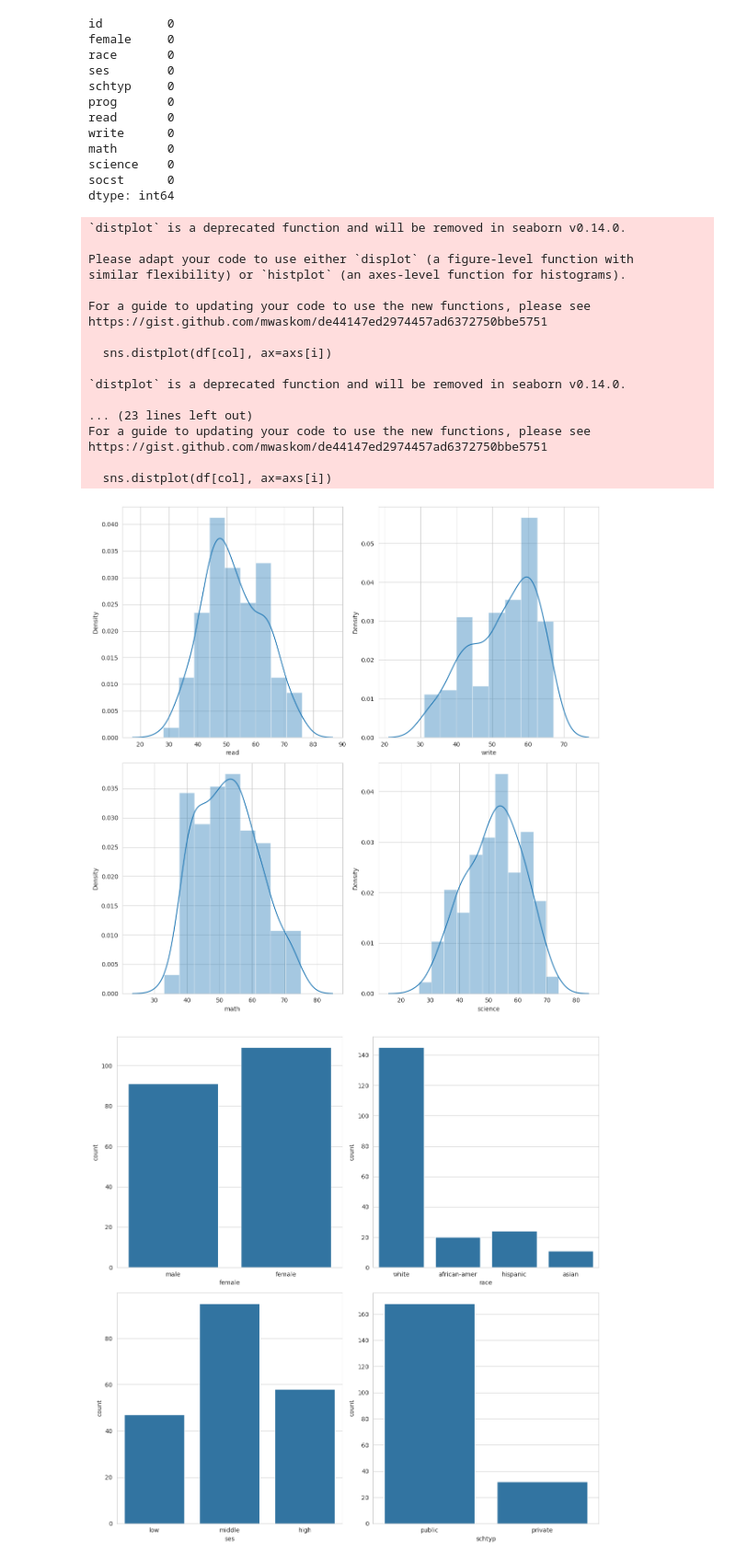
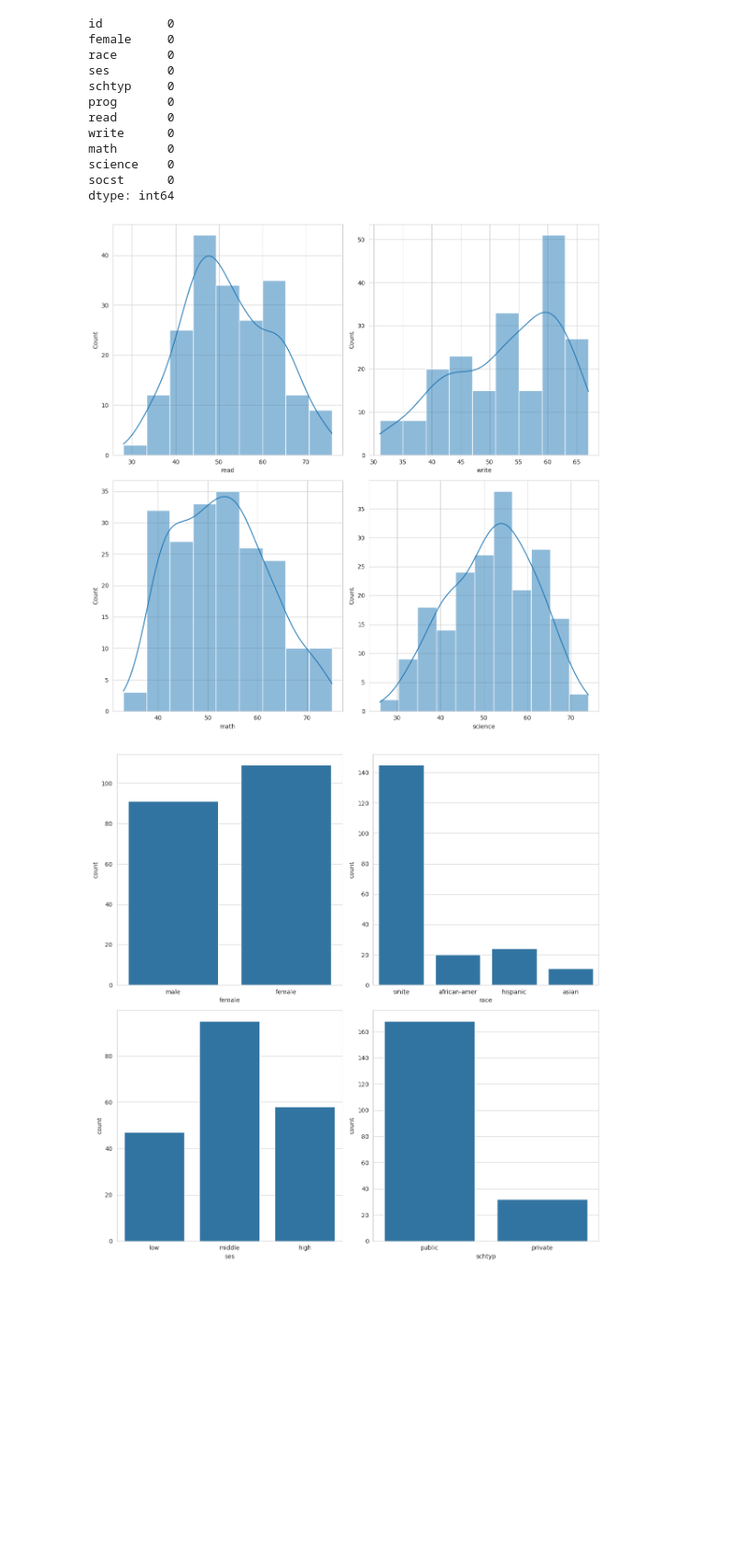
Before and after one commit to KenDaupsey/Exploratory-Data-Analysis-EDA-, a Jupyter notebook: Exploratory_Data_Analysis_(EDA)_1.ipynb, the cells around one changed output. Shown: that part at 92% size. Saved outputs shown, nothing was run; the diff lists cells and outputs as text; code cells hidden in the pictures; blank space fills up the shorter version.

```diff
--- a/Exploratory_Data_Analysis_(EDA)_1.ipynb
+++ b/Exploratory_Data_Analysis_(EDA)_1.ipynb
@@ -62,30 +62,13 @@ socst      0
 dtype: int64
 # %%
 # Distribution of numerical columns
-fig, axs = plt.subplots(2,2, figsize=(12,12))
+fig, axs = plt.subplots(2, 2, figsize=(12, 12))
 axs = axs.flatten()
 for i, col in enumerate(['read', 'write', 'math', 'science']):
-    sns.distplot(df[col], ax=axs[i])
+    sns.histplot(df[col], ax=axs[i], kde=True)  # Use histplot for axes-level plots
 plt.tight_layout()
 # %% [output]
-`distplot` is a deprecated function and will be removed in seaborn v0.14.0.
-
-Please adapt your code to use either `displot` (a figure-level function with
-similar flexibility) or `histplot` (an axes-level function for histograms).
-
-For a guide to updating your code to use the new functions, please see
-https://gist.github.com/mwaskom/de44147ed2974457ad6372750bbe5751
-
-  sns.distplot(df[col], ax=axs[i])
-
-`distplot` is a deprecated function and will be removed in seaborn v0.14.0.
-
-... (23 lines left out)
-For a guide to updating your code to use the new functions, please see
-https://gist.github.com/mwaskom/de44147ed2974457ad6372750bbe5751
-
-  sns.distplot(df[col], ax=axs[i])
-[figure, old version]
+[figure, new version]
 # %%
 # Count plots for categorical columns
 fig, axs = plt.subplots(2,2, figsize=(12,12))
```
Also changed, not shown: parts of 1 cell of this notebook.
